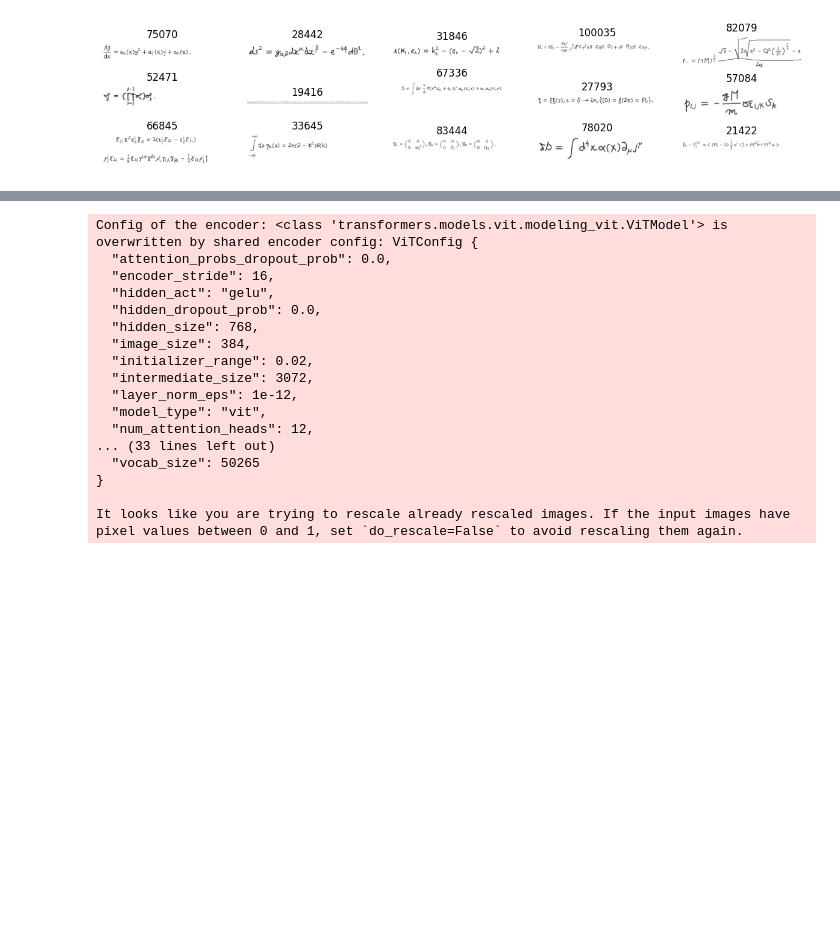
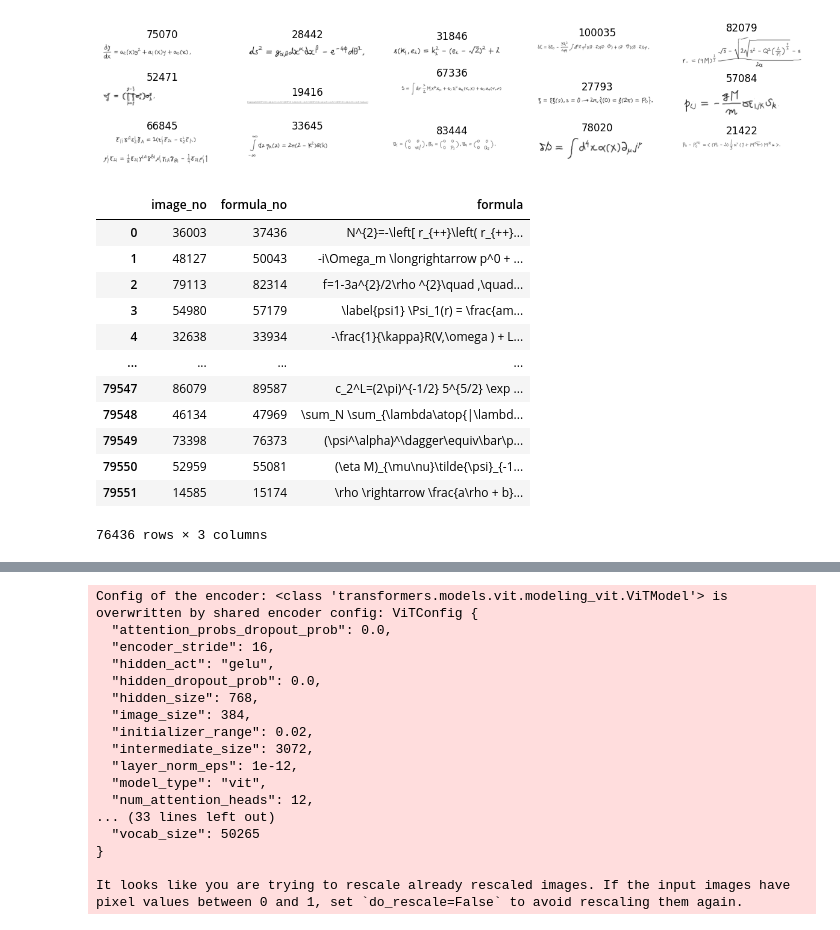
Before and after one commit to KitPi/handwriting2Markdown, a Jupyter notebook: main.ipynb, the cells around one changed output, grey strips where cells are left out. Drawn from its saved outputs; the diff is of its cells as text; code cells hidden in the pictures; blank space fills up the shorter version.

```diff
--- a/main.ipynb
+++ b/main.ipynb
@@ -81,10 +63,12 @@ class TrainingConfig:
 @dataclass(frozen=True)
 class DatasetConfig:
     Data_Source:        str = 'dataset/IM2LATEX-100K-HANDWRITTEN'
+    Formulas:           str = 'dataset/IM2LATEX-100K-HANDWRITTEN/formulas.lst'
+    Images_Dir:         str = 'dataset/IM2LATEX-100K-HANDWRITTEN/images/'
 
 # Model config
 @dataclass(frozen=True)
 class ModelConfig:
-    MODEL_NAME: str = 'microsoft/trocr-base-handwritten'
+    MODEL_NAME: str = 'microsoft/trocr-small-handwritten'
 # %%
 import matplotlib.pyplot as plt
@@ -107,19 +90,56 @@ visualize(DatasetConfig.Data_Source)
 [figure]
 # %%
 # Pandas dataset prep
+import pandas as pd
+
+try:
+#    with open(list_file, 'r') as f:
+#        self.formula_image_pairs = [line.strip().split() for line in f]
+    with open(DatasetConfig.Formulas, 'r') as f:
+        formulas = f.read().splitlines()
+except FileNotFoundError:
+    print(f"This file does not exist. {DatasetConfig.Formulas}")
+    raise
+#formulas
+formulas_df = pd.DataFrame(formulas, columns=['formula'])
+#formulas_df
+
 train_df = pd.read_csv(
     os.path.join(DatasetConfig.Data_Source, 'train.lst'), header=None, sep=' '
 )
 train_df.rename(columns={0: 'image_no', 1: 'formula_no'}, inplace=True)
 train_df = train_df.drop(train_df.columns[2], axis=1)
-
+train_df = train_df.merge(formulas_df, left_on='formula_no', right_index=True)
 
 test_df = pd.read_csv(
     os.path.join(DatasetConfig.Data_Source, 'test.lst'), header=None, sep=' '
 )
 test_df.rename(columns={0: 'image_no', 1: 'formula_no'}, inplace=True)
 test_df = test_df.drop(test_df.columns[2], axis=1)
-#train_df
+test_df = test_df.merge(formulas_df, left_on='formula_no', right_index=True)
+
+val_df = pd.read_csv(
+    os.path.join(DatasetConfig.Data_Source, 'val.lst'), header=None, sep=' '
+)
+val_df.rename(columns={0: 'image_no', 1: 'formula_no'}, inplace=True)
+val_df = val_df.drop(val_df.columns[2], axis=1)
+val_df = val_df.merge(formulas_df, left_on='formula_no', right_index=True)
+
+train_df
+# %% [output]
+|  | image_no | formula_no | formula |
+| 0 | 36003 | 37436 | N^{2}=-\left[ r_{++}\left( r_{++}... |
+| 1 | 48127 | 50043 | -i\Omega_m \longrightarrow p^0 + ... |
+| 2 | 79113 | 82314 | f=1-3a^{2}/2\rho ^{2}\quad ,\quad... |
+| 3 | 54980 | 57179 | \label{psi1} \Psi_1(r) = \frac{am... |
+| 4 | 32638 | 33934 | -\frac{1}{\kappa}R(V,\omega ) + L... |
+| ... | ... | ... | ... |
+| 79547 | 86079 | 89587 | c_2^L=(2\pi)^{-1/2} 5^{5/2} \exp ... |
+| 79548 | 46134 | 47969 | \sum_N \sum_{\lambda\atop{|\lambd... |
+| 79549 | 73398 | 76373 | (\psi^\alpha)^\dagger\equiv\bar\p... |
+| 79550 | 52959 | 55081 | (\eta M)_{\mu\nu}\tilde{\psi}_{-1... |
+| 79551 | 14585 | 15174 | \rho \rightarrow \frac{a\rho + b}... |
+76436 rows × 3 columns
 # %%
 # Image collation and preprocessing function
 
```
Also changed, not shown: parts of 9 cells of this notebook, 1 other file.
